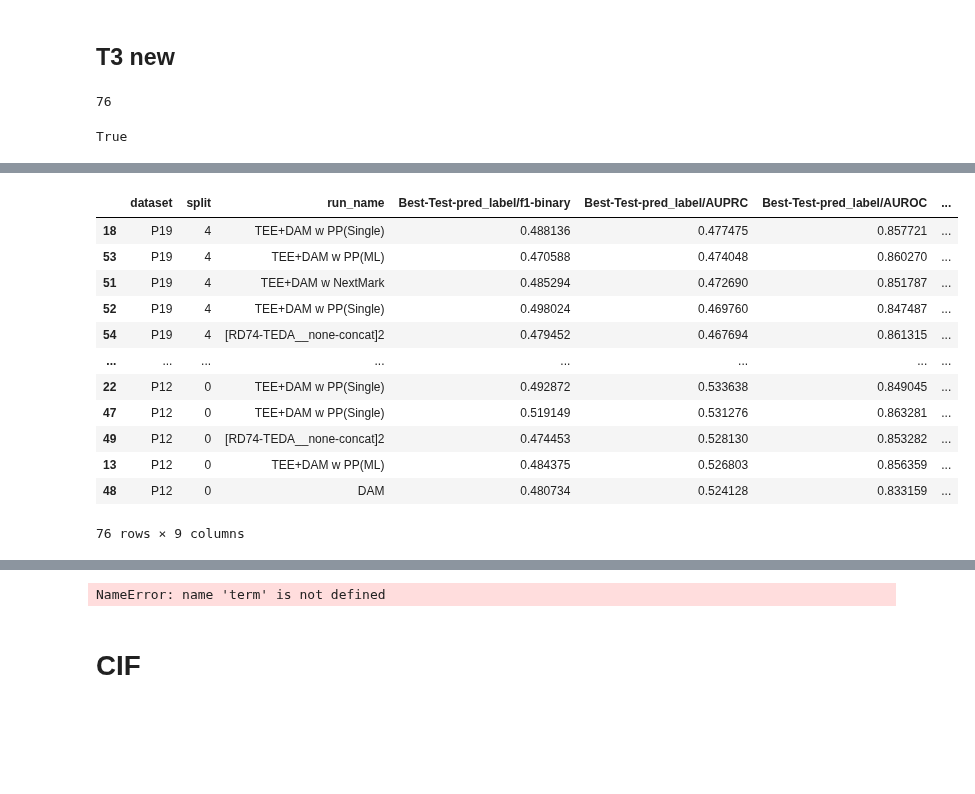
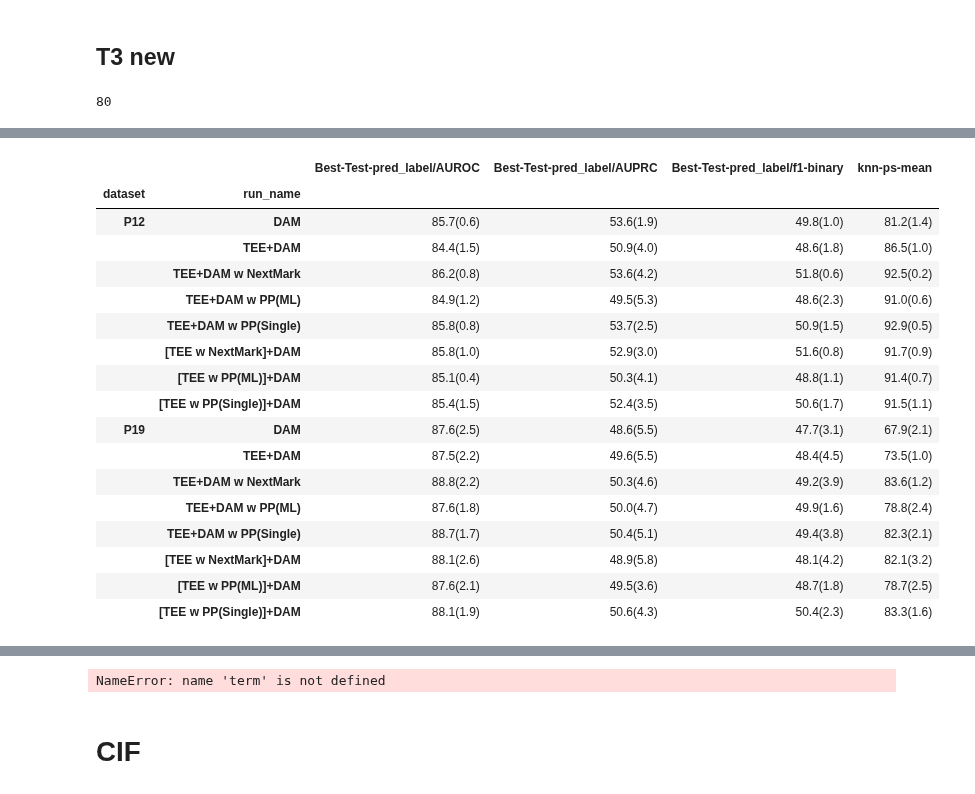
Before and after one commit to hojjatkarami/tedam2, a Jupyter notebook: jup_res.ipynb, the cells around one changed output, grey strips where cells are left out. Saved outputs shown, nothing was run; the diff lists cells and outputs as text; code cells hidden in the pictures; blank space fills up the shorter version.

```diff
--- a/jup_res.ipynb
+++ b/jup_res.ipynb
@@ -604,17 +592,10 @@ Error:
 api = wandb.Api()
 runs = api.runs("hokarami/TEEDAM_supervised")
 # df_filt = dl_runs(runs, selected_tag='H70HHGGG') # H70PretrainedOnly
-df_filt = dl_runs(runs, selected_tag='RD74-TableIII-v3') # H70PretrainedOnly
+df_filt = dl_runs(runs, selected_tag='RD74-TableIII-v5') # H70PretrainedOnly
 len(df_filt)
 # %% [output]
-76
+80
-# %%
-x='DA__D'
-
-
-'DA' in x
-# %% [output]
-True
 # %%
 i_groupby_row =['dataset','split','run_name']
 i_groupby_col = ['event_enc','mod']
@@ -625,8 +606,14 @@ i_groupby_col=[]
 i_agg = []
 
 # 'knn-ps-mean',
-i_metric = ['Best-Test-pred_label/f1-binary','Best-Test-pred_label/AUPRC','Best-Test-pred_label/AUROC',
-            'Best-Valid-pred_label/f1-binary','Best-Valid-pred_label/AUPRC','Best-Valid-pred_label/AUROC']
+i_metric = [
+            'Best-Test-pred_label/AUROC',
+            'Best-Test-pred_label/AUPRC',
+    'Best-Test-pred_label/f1-binary',
+            'knn-ps-mean'
+            ] #+            ['Best-Valid-pred_label/f1-binary','Best-Valid-pred_label/AUPRC','Best-Valid-pred_label/AUROC']
+
+i_metric_sort = 'Best-Test-pred_label/AUROC'
 # i_metric = ['Test-CIF/NLL-#events']
 i_stats=['mean','std']
 # i_stats=['mean']
@@ -644,7 +631,6 @@ df = pd.concat([df_config, df_summary],axis=1)
 df = df[i_groupby_row + i_groupby_col + i_agg + i_metric]
 
 # remove the last 6 characters from the run_name
-
 def change_run_name(x):
     # if x contains 'DA'
     # return type(x)
@@ -652,31 +638,40 @@ def change_run_name(x):
         return 'DAM'
     elif 'TEDA__none' in x:
         return 'TEE+DAM'
-    elif 'TEDA__pp_ml' in x:
+    elif 'RD74-TEDA__pp_ml' in x:
         return 'TEE+DAM w PP(ML)'
-    elif 'TEDA__nextmark' in x:
-        return 'TEE+DAM w NextMark'
-    elif 'TEDA__pp_single' in x:
+    elif 'RD74-TEDA__nextmark' in x:
+        return 'TEE+DAM w AE'
+    elif 'RD74-TEDA__pp_single' in x:
         return 'TEE+DAM w PP(Single)'
     elif 'TL3-TEDA__pp_ml' in x:
         return '[TEE w PP(ML)]+DAM'
     elif 'TL3-TEDA__nextmark' in x:
-        return '[TEE w NextMark]+DAM'
+        return '[TEE w AE]+DAM'
     elif 'TL3-TEDA__pp_single' in x:
         return '[TEE w PP(Single)]+DAM'
 
 
-    return x[:-6]
+    return 'UNKOWN'
 
 df['run_name'] = df['run_name'].apply(lambda x:change_run_name(x))
 
 
-df.sort_values(by=['dataset','split'] + ['Best-Test-pred_label/AUPRC'], ascending=False)
-df.sort_values(by=['dataset','run_name']).groupby(['dataset','run_name'])[i_metric].aggregate(lambda x:f'{round(x.mean()*100,2):.1f}({round(x.std()*100,2):.1f})'   )
+# df.sort_values(by=['dataset','split'] + [i_metric_sort], ascending=False)
 
 
+df_sort =  df.sort_values(by=['dataset','run_name']).groupby(['dataset','run_name'])[i_metric_sort].aggregate(lambda x:x.mean()*100   )#.reset_index()#.rename.sort_values(by=i_metric_sort,ascending=False)
+df_sort
+
+df = df.sort_values(by=['dataset','run_name']).groupby(['dataset','run_name'])[i_metric].aggregate(lambda x:f'{round(x.mean()*100,2):.1f}({round(x.std()*100,2):.1f})'   )
+df
+
+# df['sort']=df_sort
+# df.sort_values(by=['dataset','sort'],ascending=[True,False]).drop(columns=['sort'])
+
+df.sort_values(by=['dataset','run_name'],ascending=[True,True])
+
 term
-
 a0 = df.groupby(i_groupby_row + i_groupby_col)[i_metric].size().rename('runs')
 
 a1 = df.groupby(i_groupby_row + i_groupby_col)[i_metric].aggregate(i_stats).round(3)
@@ -695,13 +708,18 @@ a1.reset_index().pivot(index=i_groupby_row,columns=i_groupby_col).replace(r'\(na
-|  | dataset | split | run_name | Best-Test-pred_label/f1-binary | Best-Test-pred_label/AUPRC | Best-Test-pred_label/AUROC | ... |
-| 18 | P19 | 4 | TEE+DAM w PP(Single) | 0.488136 | 0.477475 | 0.857721 | ... |
-| 53 | P19 | 4 | TEE+DAM w PP(ML) | 0.470588 | 0.474048 | 0.860270 | ... |
-| 51 | P19 | 4 | TEE+DAM w NextMark | 0.485294 | 0.472690 | 0.851787 | ... |
-| 52 | P19 | 4 | TEE+DAM w PP(Single) | 0.498024 | 0.469760 | 0.847487 | ... |
-| 54 | P19 | 4 | [RD74-TEDA__none-concat]2 | 0.479452 | 0.467694 | 0.861315 | ... |
-| ... | ... | ... | ... | ... | ... | ... | ... |
-| 22 | P12 | 0 | TEE+DAM w PP(Single) | 0.492872 | 0.533638 | 0.849045 | ... |
-| 47 | P12 | 0 | TEE+DAM w PP(Single) | 0.519149 | 0.531276 | 0.863281 | ... |
-| 49 | P12 | 0 | [RD74-TEDA__none-concat]2 | 0.474453 | 0.528130 | 0.853282 | ... |
-| 13 | P12 | 0 | TEE+DAM w PP(ML) | 0.484375 | 0.526803 | 0.856359 | ... |
-| 48 | P12 | 0 | DAM | 0.480734 | 0.524128 | 0.833159 | ... |
+|  |  | Best-Test-pred_label/AUROC | Best-Test-pred_label/AUPRC | Best-Test-pred_label/f1-binary | knn-ps-mean |
+| dataset | run_name |  |  |  |  |
+| P12 | DAM | 85.7(0.6) | 53.6(1.9) | 49.8(1.0) | 81.2(1.4) |
+|  | TEE+DAM | 84.4(1.5) | 50.9(4.0) | 48.6(1.8) | 86.5(1.0) |
+|  | TEE+DAM w NextMark | 86.2(0.8) | 53.6(4.2) | 51.8(0.6) | 92.5(0.2) |
+|  | TEE+DAM w PP(ML) | 84.9(1.2) | 49.5(5.3) | 48.6(2.3) | 91.0(0.6) |
+|  | TEE+DAM w PP(Single) | 85.8(0.8) | 53.7(2.5) | 50.9(1.5) | 92.9(0.5) |
+|  | [TEE w NextMark]+DAM | 85.8(1.0) | 52.9(3.0) | 51.6(0.8) | 91.7(0.9) |
+|  | [TEE w PP(ML)]+DAM | 85.1(0.4) | 50.3(4.1) | 48.8(1.1) | 91.4(0.7) |
+|  | [TEE w PP(Single)]+DAM | 85.4(1.5) | 52.4(3.5) | 50.6(1.7) | 91.5(1.1) |
+| P19 | DAM | 87.6(2.5) | 48.6(5.5) | 47.7(3.1) | 67.9(2.1) |
+|  | TEE+DAM | 87.5(2.2) | 49.6(5.5) | 48.4(4.5) | 73.5(1.0) |
+|  | TEE+DAM w NextMark | 88.8(2.2) | 50.3(4.6) | 49.2(3.9) | 83.6(1.2) |
+|  | TEE+DAM w PP(ML) | 87.6(1.8) | 50.0(4.7) | 49.9(1.6) | 78.8(2.4) |
+|  | TEE+DAM w PP(Single) | 88.7(1.7) | 50.4(5.1) | 49.4(3.8) | 82.3(2.1) |
+|  | [TEE w NextMark]+DAM | 88.1(2.6) | 48.9(5.8) | 48.1(4.2) | 82.1(3.2) |
+|  | [TEE w PP(ML)]+DAM | 87.6(2.1) | 49.5(3.6) | 48.7(1.8) | 78.7(2.5) |
+|  | [TEE w PP(Single)]+DAM | 88.1(1.9) | 50.6(4.3) | 50.4(2.3) | 83.3(1.6) |
-76 rows × 9 columns
```
Also changed, not shown: parts of 5 cells of this notebook, 5 other files.
